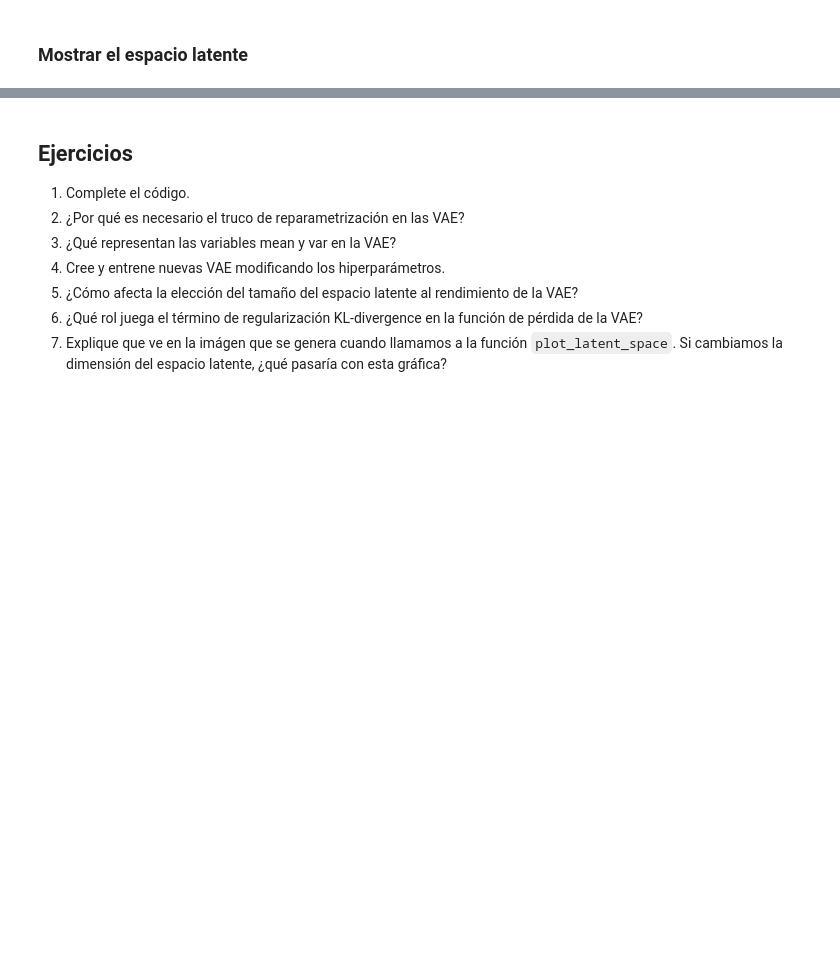
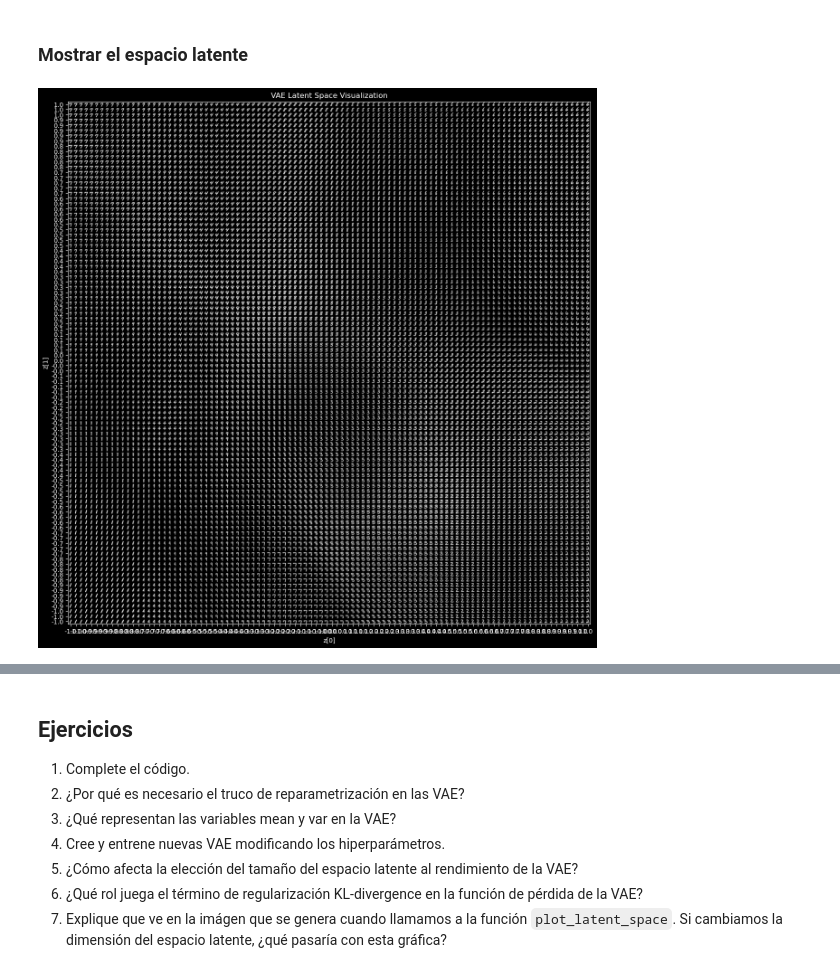
Before and after one commit to joacoguerrae/ia_generativa, a Jupyter notebook: practico_4/VariationalAutoEncoder_letra.ipynb, the cells around one changed output, grey strips where cells are left out. Drawn from its saved outputs; the diff is of its cells as text; code cells hidden in the pictures; blank space fills up the shorter version.

```diff
--- a/practico_4/VariationalAutoEncoder_letra.ipynb
+++ b/practico_4/VariationalAutoEncoder_letra.ipynb
@@ -219,7 +288,7 @@ generate_digit()
 # %% [markdown]
 ### Mostrar el espacio latente
 # %%
-def plot_latent_space(model, scale=5.0, n=25, digit_size=28, figsize=15):
+def plot_latent_space(model, scale=5.0, n=100, digit_size=28, figsize=15):
     # display a n*n 2D manifold of digits
     figure = np.zeros((digit_size * n, digit_size * n))
 
@@ -248,4 +317,6 @@ def plot_latent_space(model, scale=5.0, n=25, digit_size=28, figsize=15):
     plt.imshow(figure, cmap="Greys_r")
     plt.show()
 # %%
-plot_latent_space(model, scale=1.5)
+plot_latent_space(model, scale=1)
+# %% [output]
+[figure, added]
```
Also changed, not shown: parts of 8 cells of this notebook, 1 other file.
